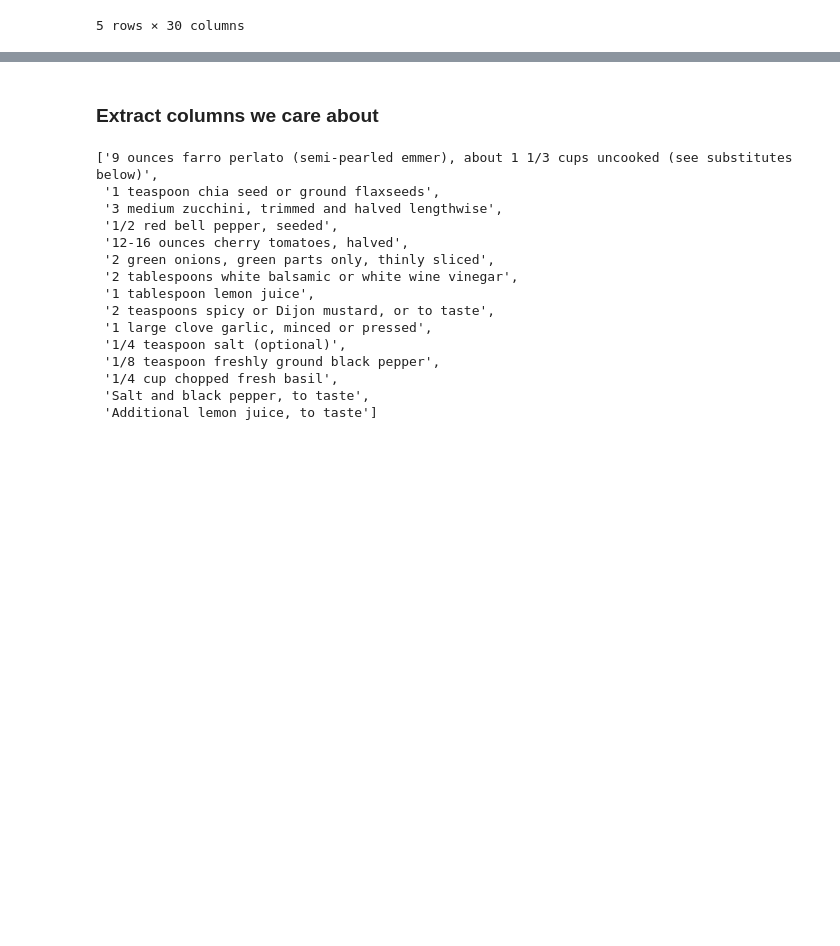
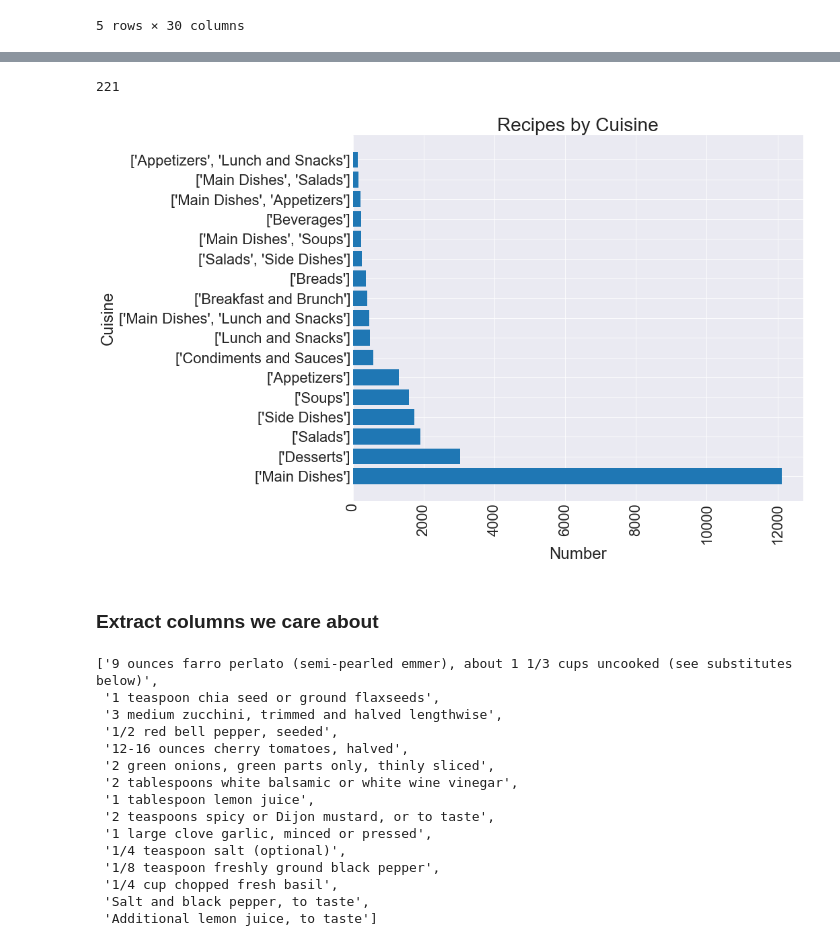
Before and after one commit to mjschillawski/capstone_project, a Jupyter notebook: EDA_and_ScratchPad.ipynb, the cells around one changed output, grey strips where cells are left out. Saved outputs shown, nothing was run; the diff lists cells and outputs as text; code cells hidden in the pictures; blank space fills up the shorter version.

```diff
--- a/EDA_and_ScratchPad.ipynb
+++ b/EDA_and_ScratchPad.ipynb
@@ -122,0 +151,5 @@ recipes.head()
+# %%
+# distribution of cuisines
+z = recipes.groupby('attributes.cuisine')['ingredientLines']\
+    .count().sort_values(ascending=False)
+z.head(17)
@@ -123,3 +176,19 @@ recipes.head()
+# %%
+print(len(z))
+# %% [output]
+221
+# %%
+# distribution of cuisines
+sns.set_style('darkgrid')
+fig, ax = plt.subplots(figsize=(12,10))
+ax.barh(z.index[0:17],z[0:17])
+_=plt.xticks(fontsize=22,rotation=90)
+_=plt.xlabel('Number',fontsize=24)
+_=plt.ylabel('Cuisine',fontsize=24)
+_=plt.yticks(fontsize=22)
+_=plt.title('Recipes by Cuisine',fontsize=28)
+# %% [output]
+[figure, added]
 # %% [markdown]
 ### Extract columns we care about
 # %%
```
Also changed, not shown: parts of 12 cells of this notebook, 7 other files.
